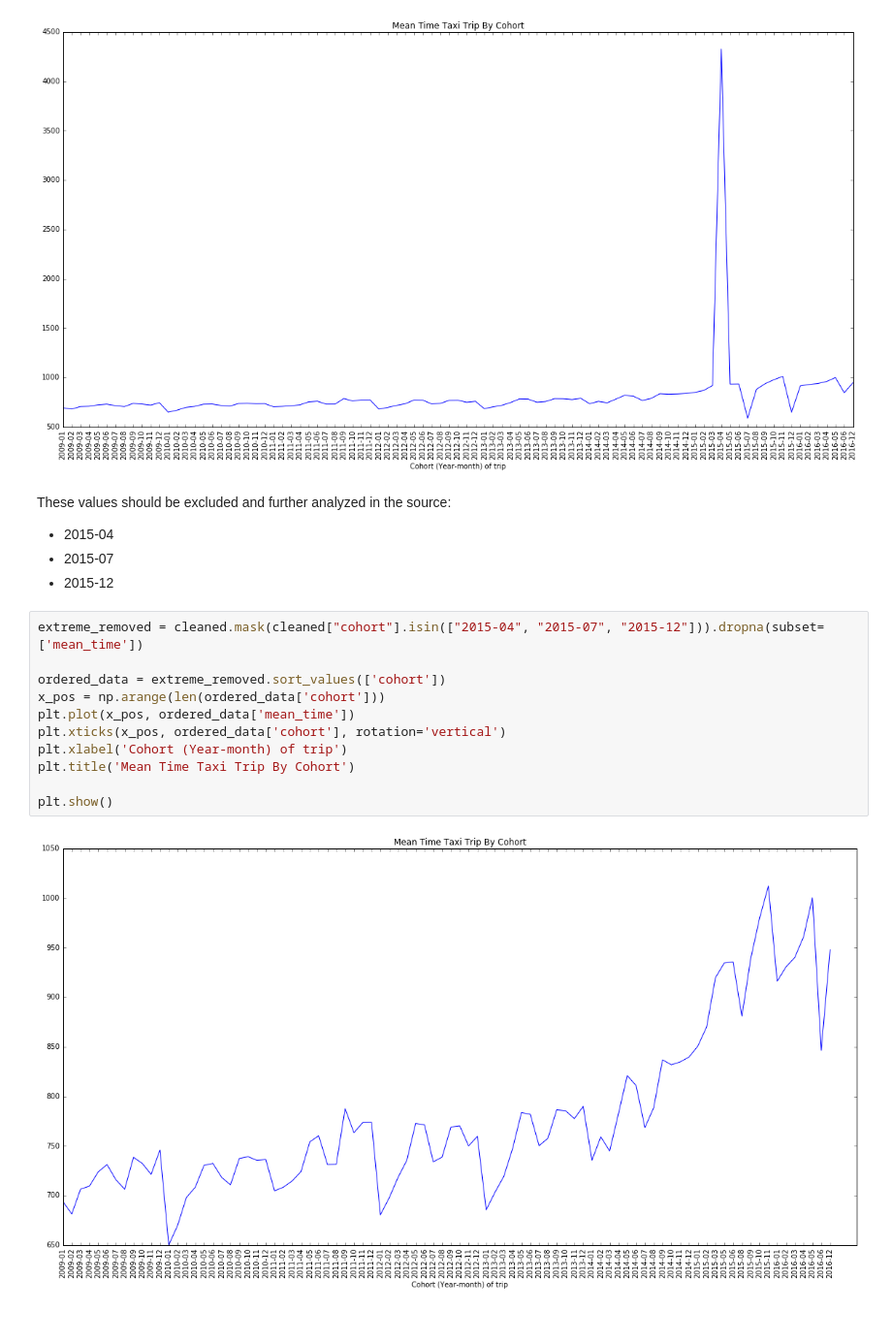
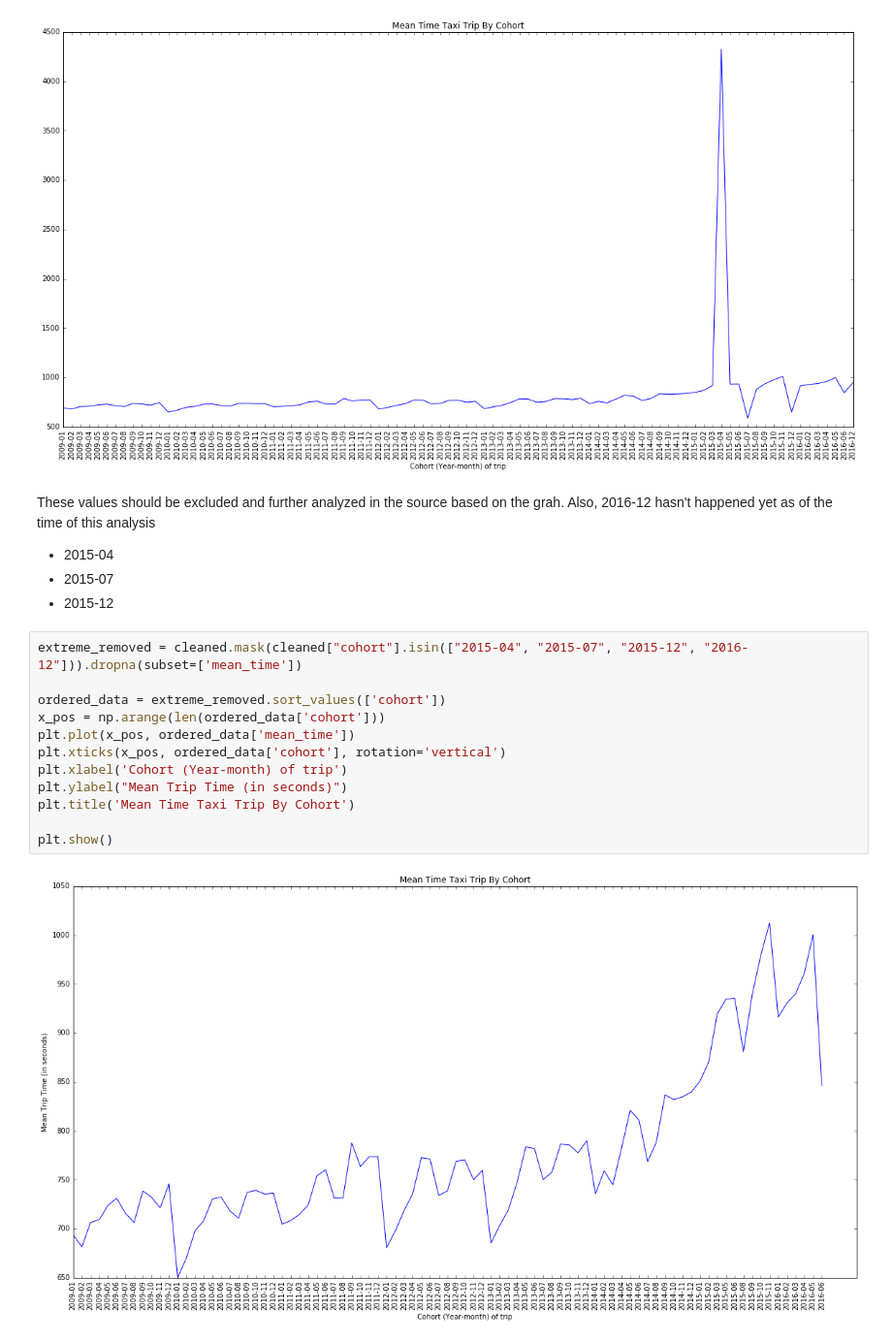
Before and after one commit to brycemcd/NYC-taxi-time-analysis, a Jupyter notebook: 2016-08-20-BAM-taxi-trips-over-time-change-in-means.ipynb, the cells around one changed output. Shown at 97% size. Cells and saved outputs as stored; diff of their text form.

Commit message:
First pass analysis complete. Significant cleanup needed

```diff
--- a/2016-08-20-BAM-taxi-trips-over-time-change-in-means.ipynb
+++ b/2016-08-20-BAM-taxi-trips-over-time-change-in-means.ipynb
@@ -37,21 +37,22 @@ plt.show()
 # %% [output]
 [figure]
 # %% [markdown]
-These values should be excluded and further analyzed in the source:
+These values should be excluded and further analyzed in the source based on the grah. Also, 2016-12 hasn't happened yet as of the time of this analysis
 
 - 2015-04
 - 2015-07
 - 2015-12
 # %%
-extreme_removed = cleaned.mask(cleaned["cohort"].isin(["2015-04", "2015-07", "2015-12"])).dropna(subset=['mean_time'])
+extreme_removed = cleaned.mask(cleaned["cohort"].isin(["2015-04", "2015-07", "2015-12", "2016-12"])).dropna(subset=['mean_time'])
 
 ordered_data = extreme_removed.sort_values(['cohort'])
 x_pos = np.arange(len(ordered_data['cohort']))
 plt.plot(x_pos, ordered_data['mean_time'])
 plt.xticks(x_pos, ordered_data['cohort'], rotation='vertical')
 plt.xlabel('Cohort (Year-month) of trip')
+plt.ylabel("Mean Trip Time (in seconds)")
 plt.title('Mean Time Taxi Trip By Cohort')
 
 plt.show()
 # %% [output]
-[figure, old version]
+[figure, new version]
```
Also changed, not shown: parts of 8 cells of this notebook.
